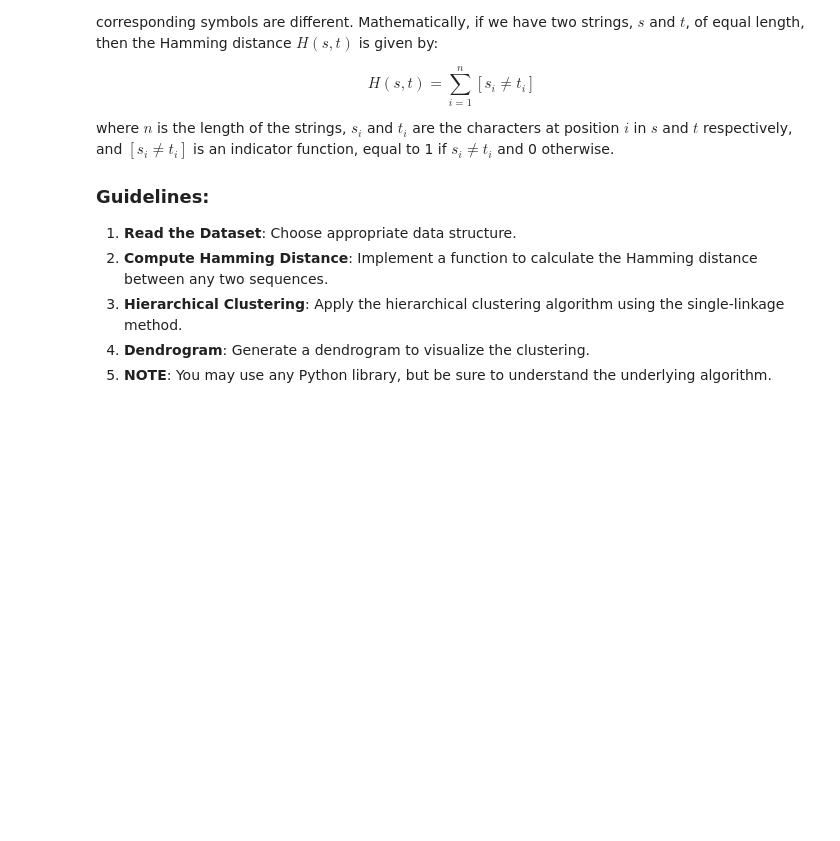
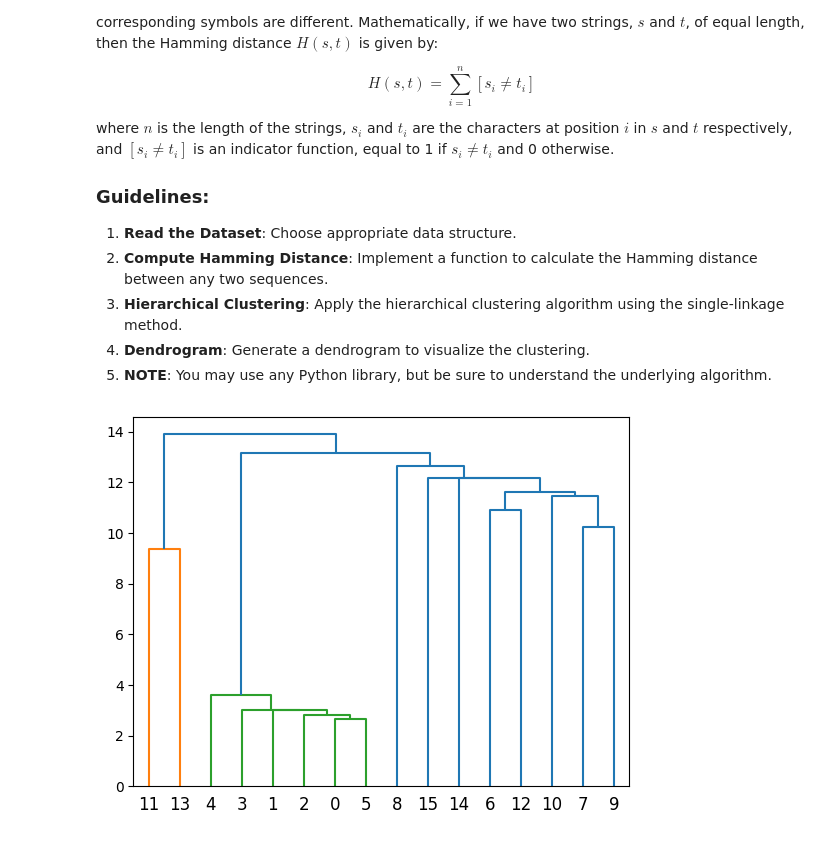
Before and after one commit to will18870/Data-Science-Fundamentals, a Jupyter notebook: lecture_06/worksheet_06.ipynb, the cells around one changed output. Drawn from its saved outputs; the diff is of its cells as text; code cells hidden in the pictures; blank space fills up the shorter version.

```diff
--- a/lecture_06/worksheet_06.ipynb
+++ b/lecture_06/worksheet_06.ipynb
@@ -165,0 +150,46 @@ sequences = [
+# %%
+# William Huang - U53888747
+
+import numpy as np
+from scipy.cluster import hierarchy
+import matplotlib.pyplot as plt
+
+sequences = [
+ 'ACGTGGTCTTAA',
+ 'ACGTCGTCTTAC',
+ 'ACGTGGTCTTAC',
+ 'ACGTAGTCTTAA',
+ 'ACGTGGTCTTCC',
+ 'ACGTGGTCTTAG',
+ 'CTGTTAAATAAG',
+ 'GGTTAGAACACG',
+ 'AGTGGTTGAAGT',
+ 'GGCTTACACCCT',
+ 'AGATTGTCCACT',
+ 'CATGCGGTCAAC',
+ 'ATATATCATAGC',
+ 'TTTGCGGTTGGA',
+ 'GAATGGTCAGAA',
+ 'GTGATGCTGTCT']
+
+distances = np.zeros((len(sequences), len(sequences)))
+
+def getHammingDist(str1, str2):
+    if str1 == str2:
+        return 0
+
+    sum = 0
+    for i in range(len(str1)):
+        sum += 1 if str1[i] != str2[i] else 0
+
+    return sum + abs((len(str1) - len(str2)))
+
+for i in range(len(sequences)):
+    for j in range(len(sequences)):
+        distances[i, j] = getHammingDist(sequences[i], sequences[j])
+
+Z = hierarchy.linkage(distances, 'single')
+plt.figure()
+dn = hierarchy.dendrogram(Z)
+# %% [output]
+[figure, added]
```
Also changed, not shown: parts of 2 cells of this notebook.
